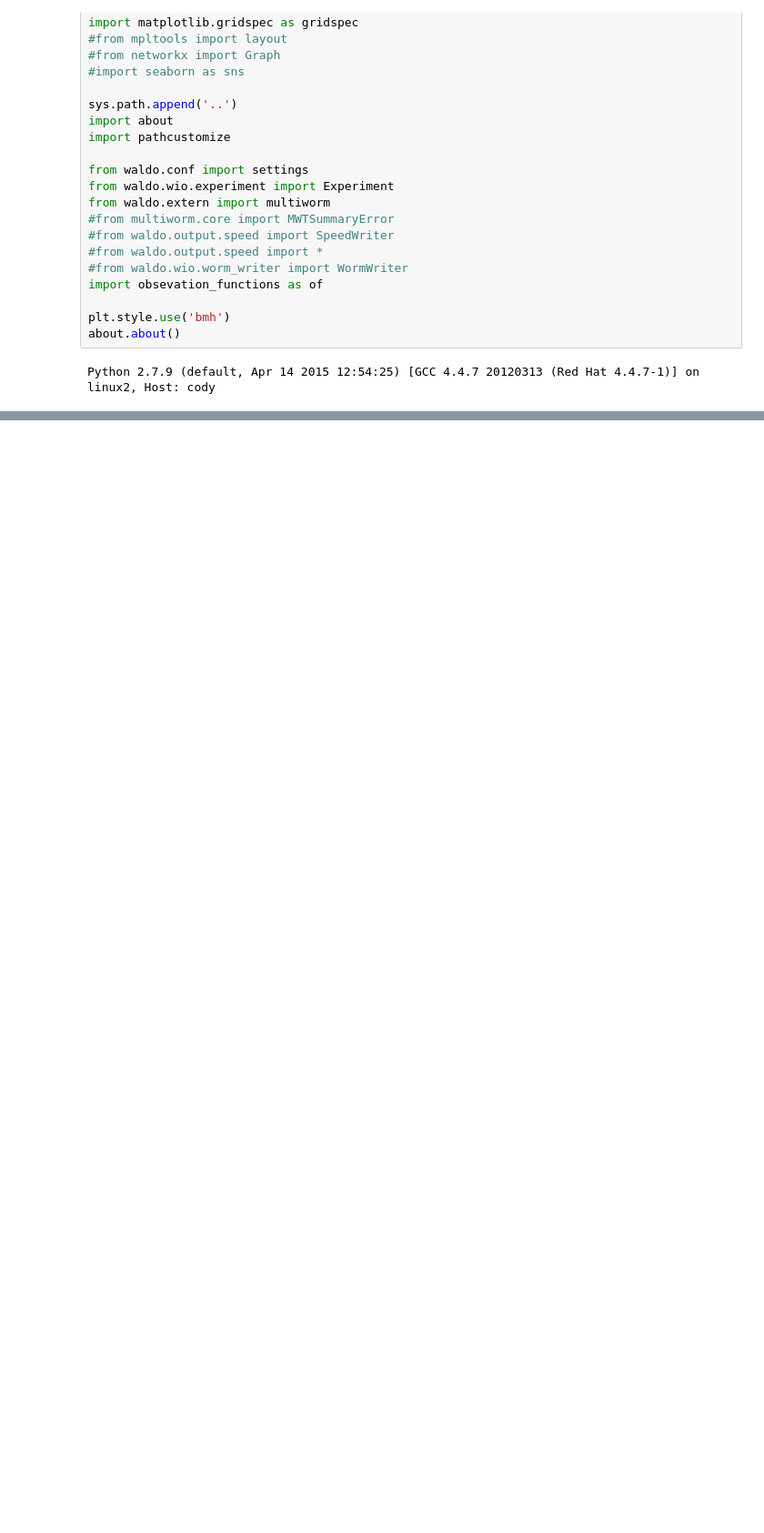
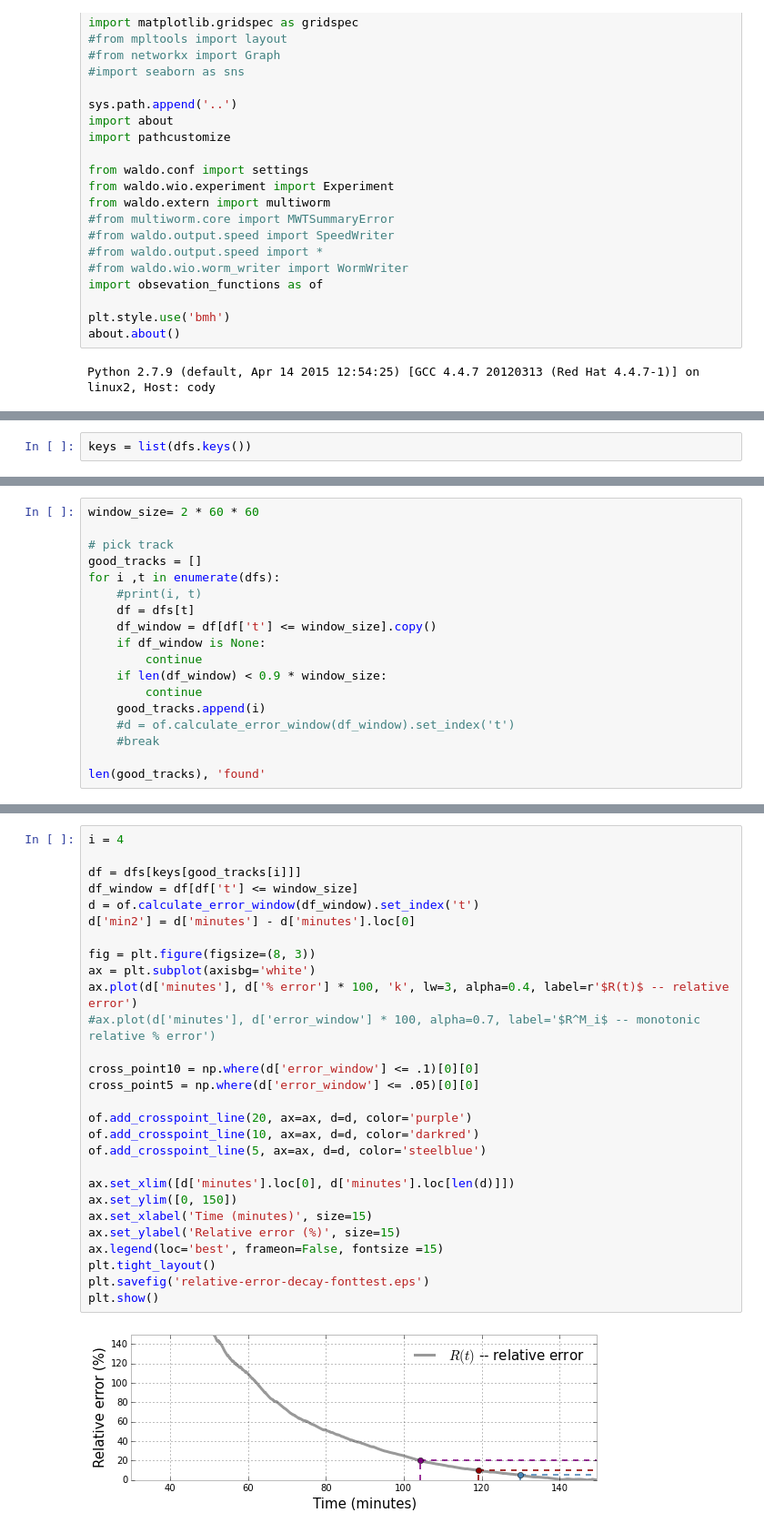
Before and after one commit to amarallab/waldo, a Jupyter notebook: workbooks/observation-time/observation_time2.ipynb, the cells around one changed output, grey strips where cells are left out. Shown at 91% size. Cells and saved outputs as stored; diff of their text form; blank space fills up the shorter version.

```diff
--- a/workbooks/observation-time/observation_time2.ipynb
+++ b/workbooks/observation-time/observation_time2.ipynb
@@ -1117,0 +244,2 @@ NameError: name 'plot_compiled' is not defined
+# %%
+keys = list(dfs.keys())
@@ -1117,0 +254,18 @@ NameError: name 'plot_compiled' is not defined
+# %%
+window_size= 2 * 60 * 60
+
+# pick track
+good_tracks = []
+for i ,t in enumerate(dfs):
+    #print(i, t)
+    df = dfs[t]
+    df_window = df[df['t'] <= window_size].copy()
+    if df_window is None:
+        continue
+    if len(df_window) < 0.9 * window_size:
+        continue
+    good_tracks.append(i)
+    #d = of.calculate_error_window(df_window).set_index('t')
+    #break
+
+len(good_tracks), 'found'
@@ -1117,0 +276,30 @@ NameError: name 'plot_compiled' is not defined
+# %%
+i = 4
+
+df = dfs[keys[good_tracks[i]]]
+df_window = df[df['t'] <= window_size]
+d = of.calculate_error_window(df_window).set_index('t')
+d['min2'] = d['minutes'] - d['minutes'].loc[0]
+
+fig = plt.figure(figsize=(8, 3))
+ax = plt.subplot(axisbg='white')
+ax.plot(d['minutes'], d['% error'] * 100, 'k', lw=3, alpha=0.4, label=r'$R(t)$ -- relative error')
+#ax.plot(d['minutes'], d['error_window'] * 100, alpha=0.7, label='$R^M_i$ -- monotonic relative % error')
+
+cross_point10 = np.where(d['error_window'] <= .1)[0][0]
+cross_point5 = np.where(d['error_window'] <= .05)[0][0]
+
+of.add_crosspoint_line(20, ax=ax, d=d, color='purple')
+of.add_crosspoint_line(10, ax=ax, d=d, color='darkred')
+of.add_crosspoint_line(5, ax=ax, d=d, color='steelblue')
+
+ax.set_xlim([d['minutes'].loc[0], d['minutes'].loc[len(d)]])
+ax.set_ylim([0, 150])
+ax.set_xlabel('Time (minutes)', size=15)
+ax.set_ylabel('Relative error (%)', size=15)
+ax.legend(loc='best', frameon=False, fontsize =15)
+plt.tight_layout()
+plt.savefig('relative-error-decay-fonttest.eps')
+plt.show()
+# %% [output]
+[figure, added]
```
Also changed, not shown: parts of 49 cells of this notebook, 8 other files.
